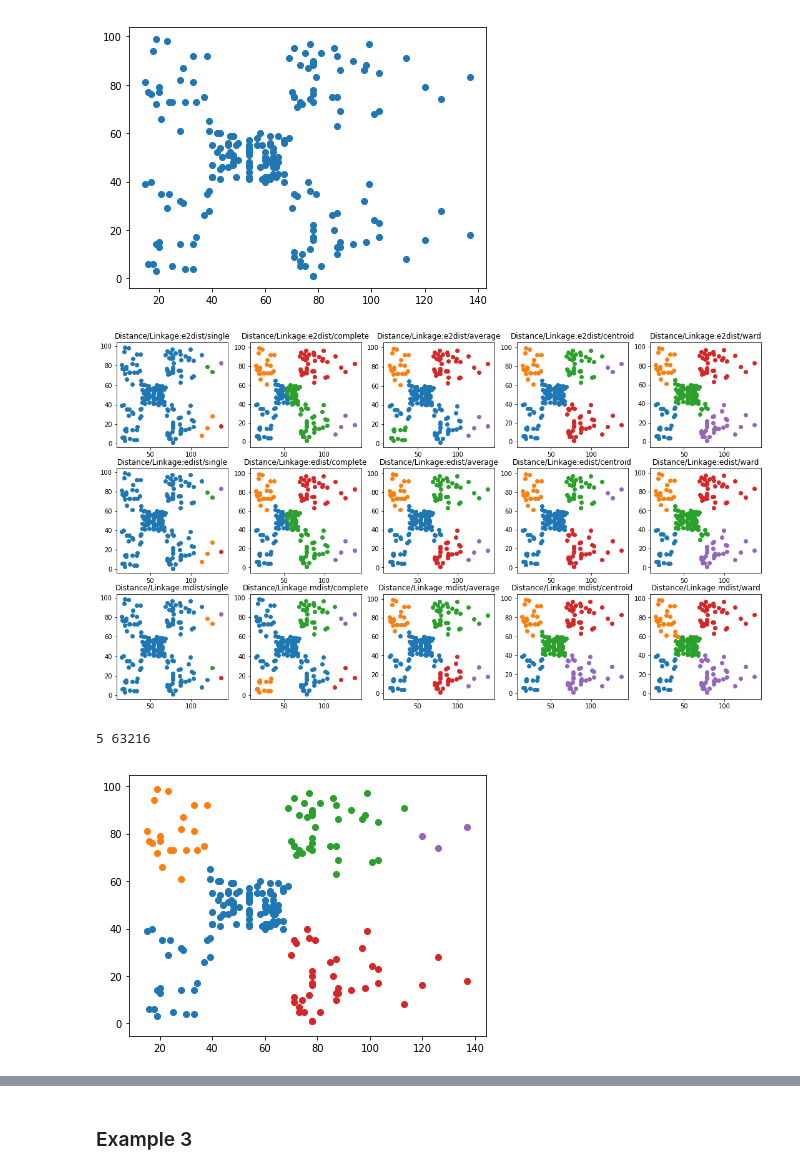
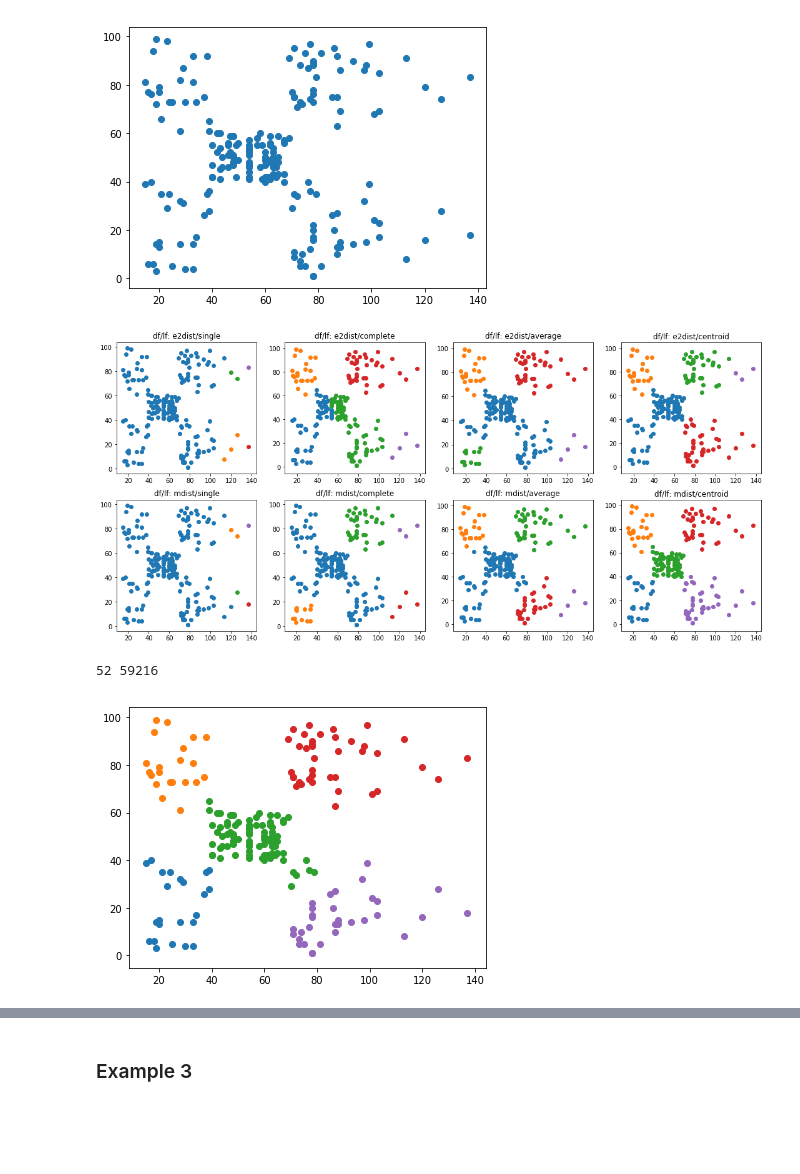
Before and after one commit to Anhmike/clustering, a Jupyter notebook: tmp/clustering.ipynb, the cells around one changed output, grey strips where cells are left out. Cells and saved outputs as stored; diff of their text form; code cells hidden in the pictures; blank space fills up the shorter version.

```diff
--- a/tmp/clustering.ipynb
+++ b/tmp/clustering.ipynb
@@ -64,13 +81,13 @@ plt[`:show][];
 # %% [output]
 [figure]
 # %%
-plot[d2;5;cross[key .clust.kd.i.dd;key .clust.kd.i.ld]];
+plothc[d2;5;cross[`e2dist`mdist;-1_key .clust.kd.i.ld]]
 # %% [output]
-[figure, old version]
+[figure, new version]
 # %%
-\ts r2:.clust.cure[d2;5;`e2dist;5;1;1b]
+\ts r2:.clust.hc[d2;5;`e2dist;`ward]
 {plt[`:scatter][;]. flip x}each exec pts by clt from r2;
 plt[`:show][];
 # %% [output]
-5 63216
+52 59216
-[figure, old version]
+[figure, new version]
```
Also changed, not shown: parts of 24 cells of this notebook.
